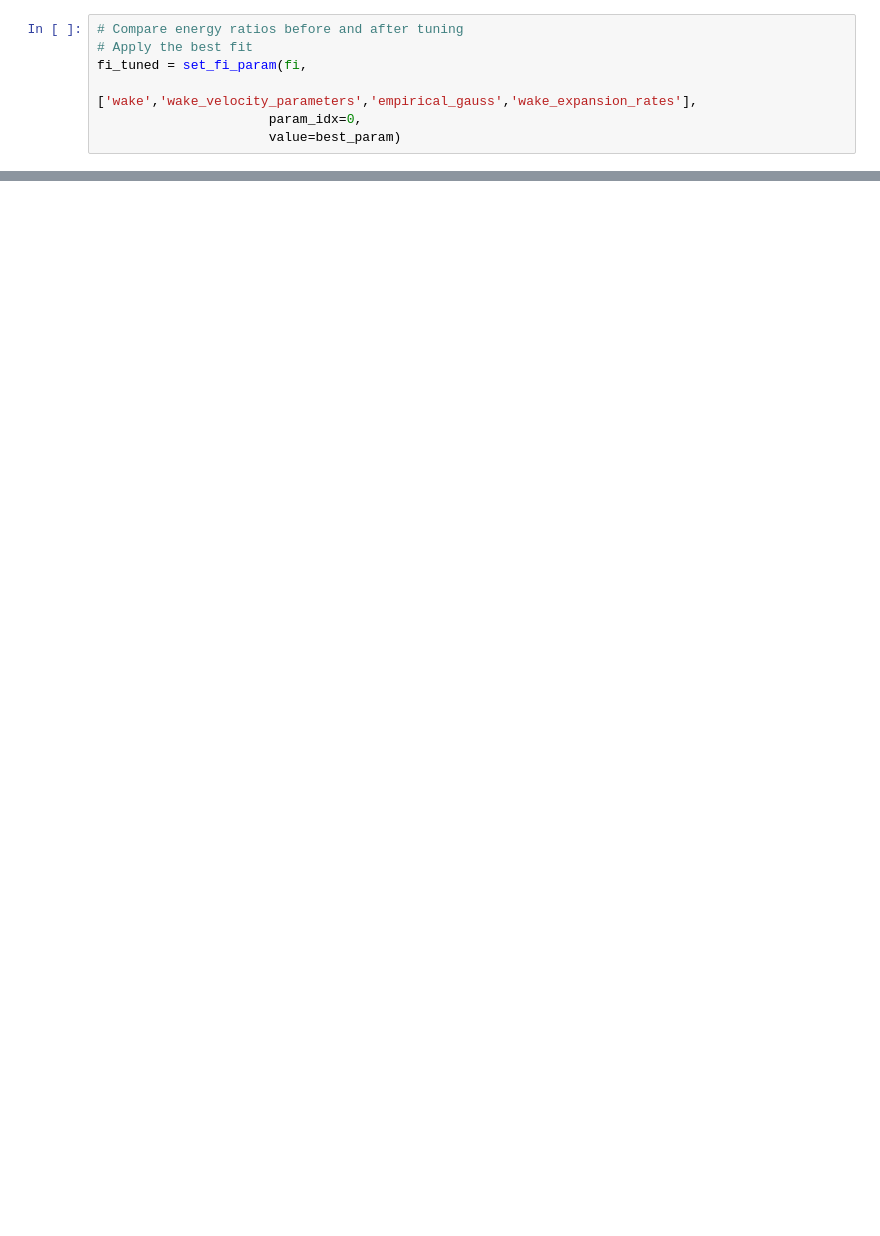
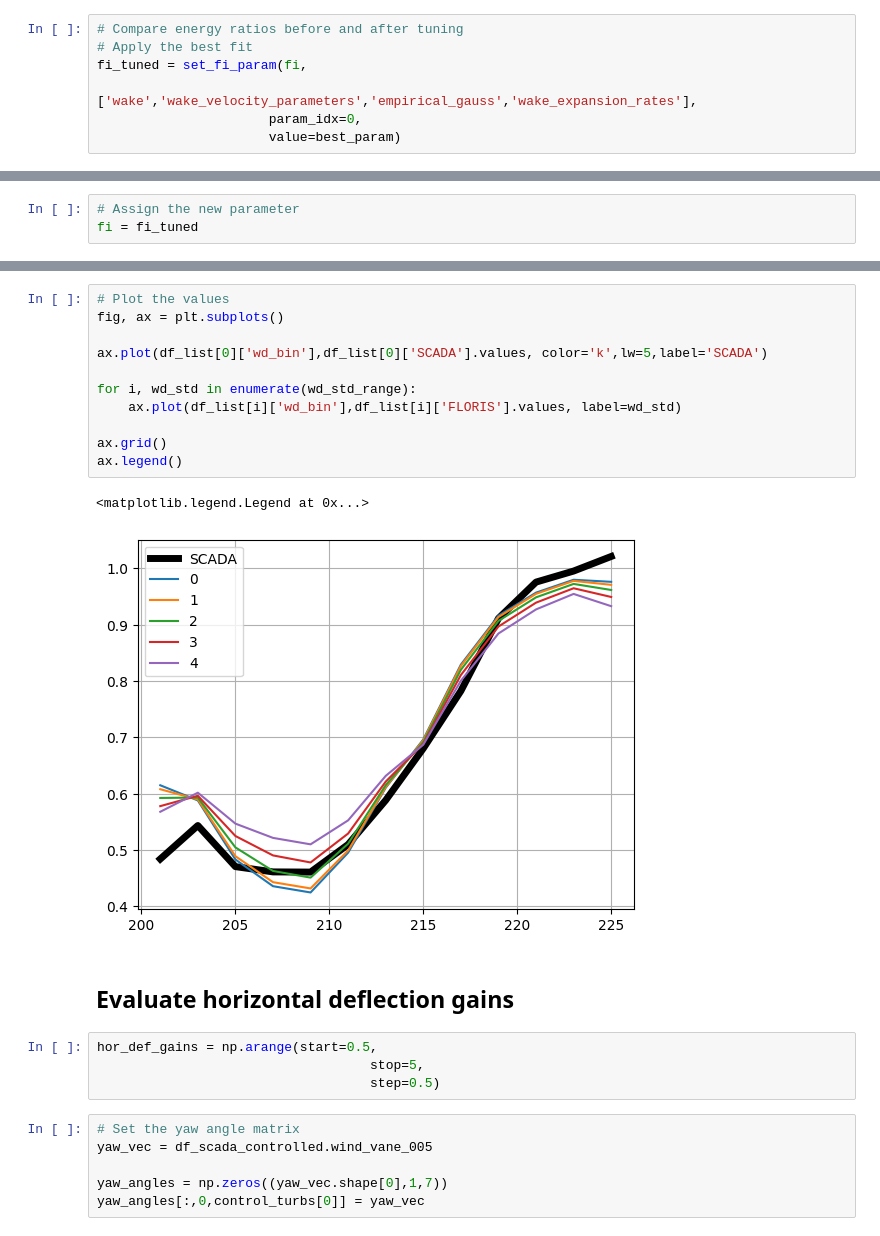
Before and after one commit to NREL/flasc, a Jupyter notebook: examples_smarteole/07_emgauss_scada_tuning_optimization_method.ipynb, the cells around one changed output, grey strips where cells are left out. Saved outputs shown, nothing was run; the diff lists cells and outputs as text; blank space fills up the shorter version.

```diff
--- a/examples_smarteole/07_emgauss_scada_tuning_optimization_method.ipynb
+++ b/examples_smarteole/07_emgauss_scada_tuning_optimization_method.ipynb
@@ -321,0 +185,3 @@ Finished writing FLORIS YAML file.
+# %%
+# Assign the new parameter
+fi = fi_tuned
@@ -321,0 +260,26 @@ Finished writing FLORIS YAML file.
+# %%
+# Plot the values
+fig, ax = plt.subplots()
+
+ax.plot(df_list[0]['wd_bin'],df_list[0]['SCADA'].values, color='k',lw=5,label='SCADA')
+
+for i, wd_std in enumerate(wd_std_range):
+    ax.plot(df_list[i]['wd_bin'],df_list[i]['FLORIS'].values, label=wd_std)
+
+ax.grid()
+ax.legend()
+# %% [output]
+<matplotlib.legend.Legend at 0x...>
+[figure, added]
+# %% [markdown]
+## Evaluate horizontal deflection gains
+# %%
+hor_def_gains = np.arange(start=0.5,
+                                   stop=5,
+                                   step=0.5)
+# %%
+# Set the yaw angle matrix
+yaw_vec = df_scada_controlled.wind_vane_005
+
+yaw_angles = np.zeros((yaw_vec.shape[0],1,7))
+yaw_angles[:,0,control_turbs[0]] = yaw_vec
```
Also changed, not shown: parts of 29 cells of this notebook, 1 other file.
